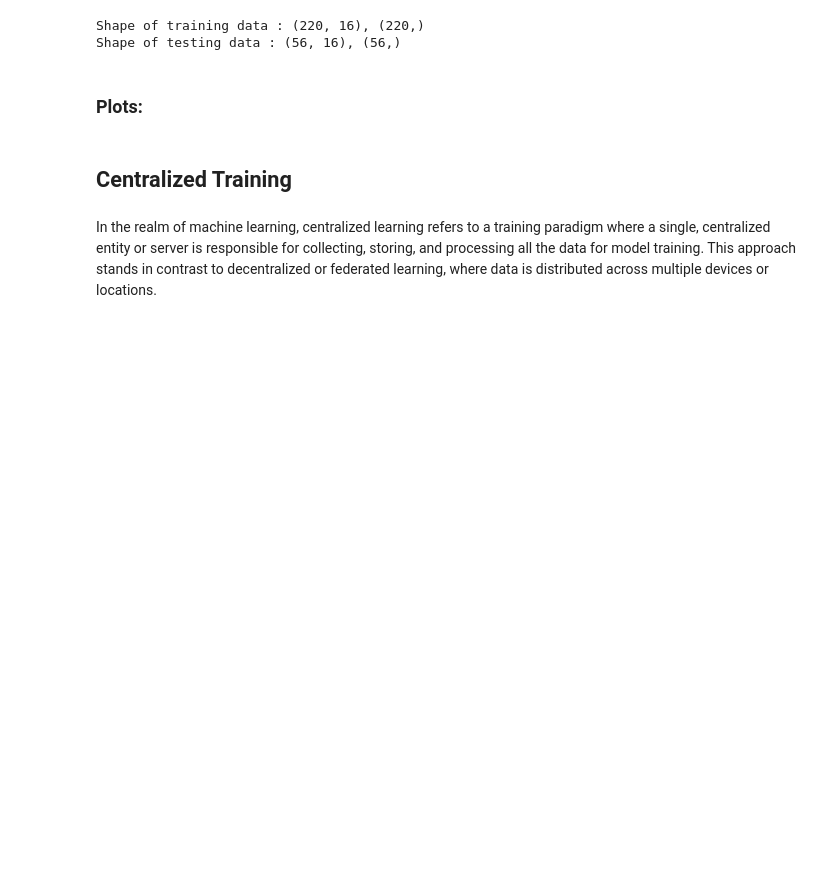
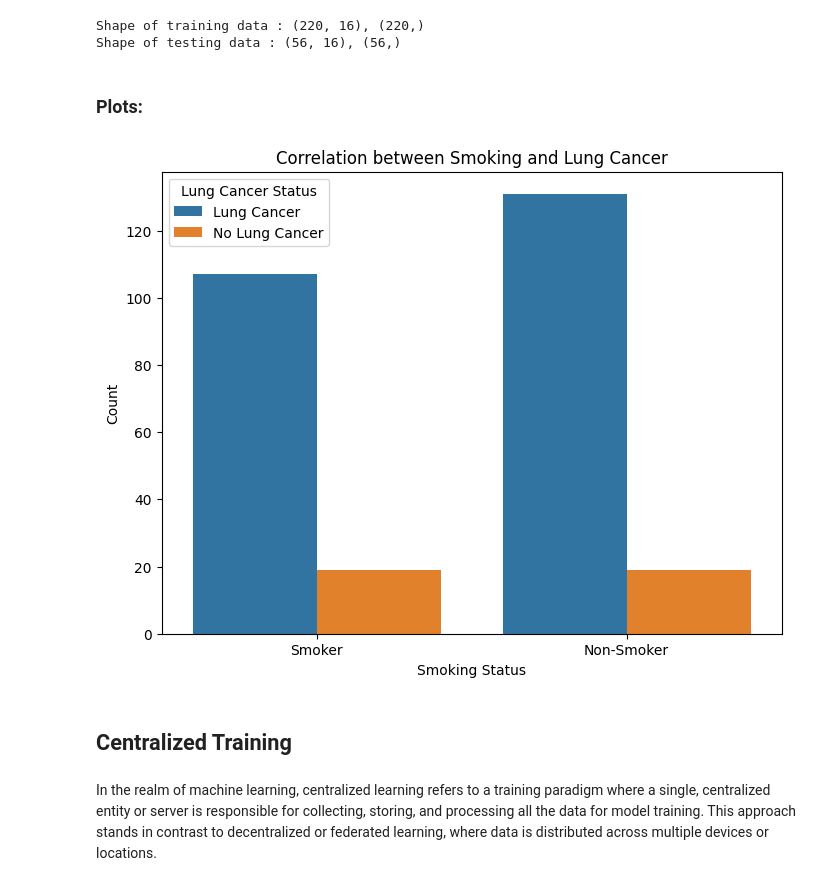
Before and after one commit to mdielacher/FHSTP_FML, a Jupyter notebook: assignment1.ipynb, the cells around one changed output. Cells and saved outputs as stored; diff of their text form; code cells hidden in the pictures; blank space fills up the shorter version.

Commit message:
Plots

```diff
--- a/assignment1.ipynb
+++ b/assignment1.ipynb
@@ -154,6 +145,20 @@ Shape of training data : (220, 16), (220,)
 Shape of testing data : (56, 16), (56,)
 # %% [markdown]
 ### Plots:
+# %%
+# bar plot showing the correlation between smoking and lung cancer
+data['Smoking_Status'] = data['SMOKING'].map({1: 'Smoker', 2: 'Non-Smoker'})
+data['Lung_Cancer_Status'] = data['LUNG_CANCER'].map({0: 'No Lung Cancer', 1: 'Lung Cancer'})
+
+plt.figure(figsize=(8, 6))
+sns.countplot(x='Smoking_Status', hue='Lung_Cancer_Status', data=data)
+plt.title('Correlation between Smoking and Lung Cancer')
+plt.xlabel('Smoking Status')
+plt.ylabel('Count')
+plt.legend(title='Lung Cancer Status')
+plt.show()
+# %% [output]
+[figure, added]
 # %% [markdown]
 ## Centralized Training
 # %% [markdown]
```
Also changed, not shown: parts of 14 cells of this notebook.
